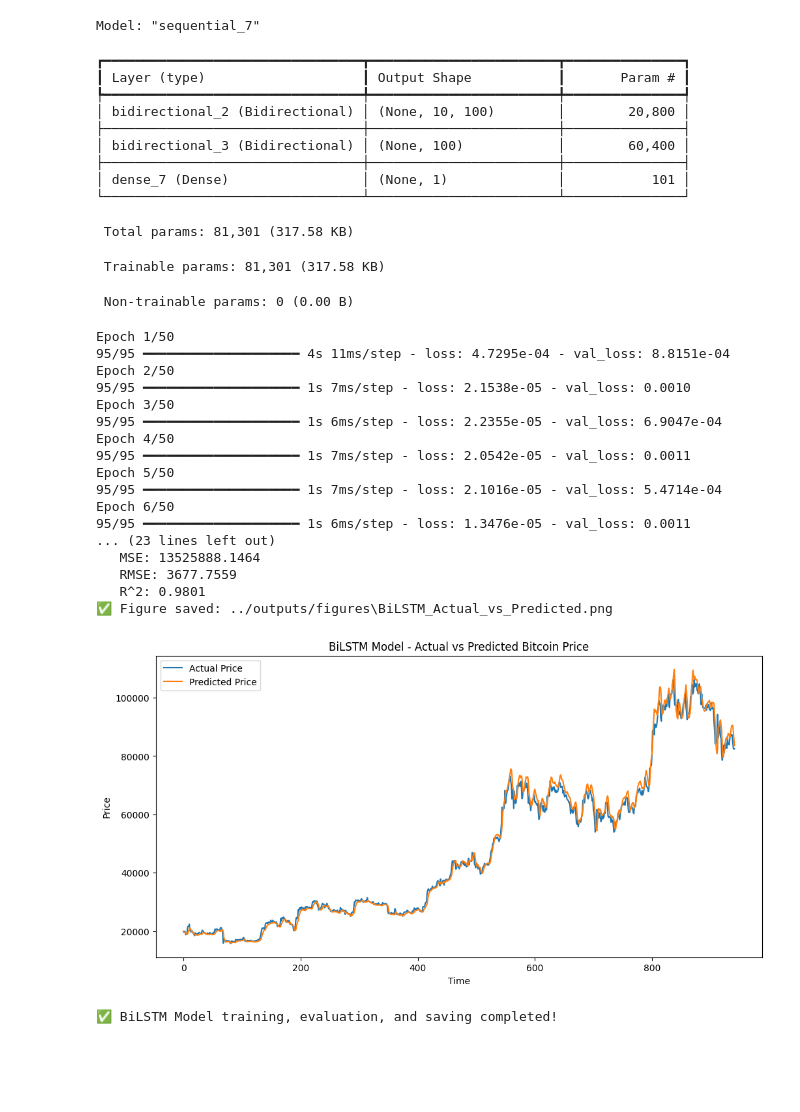
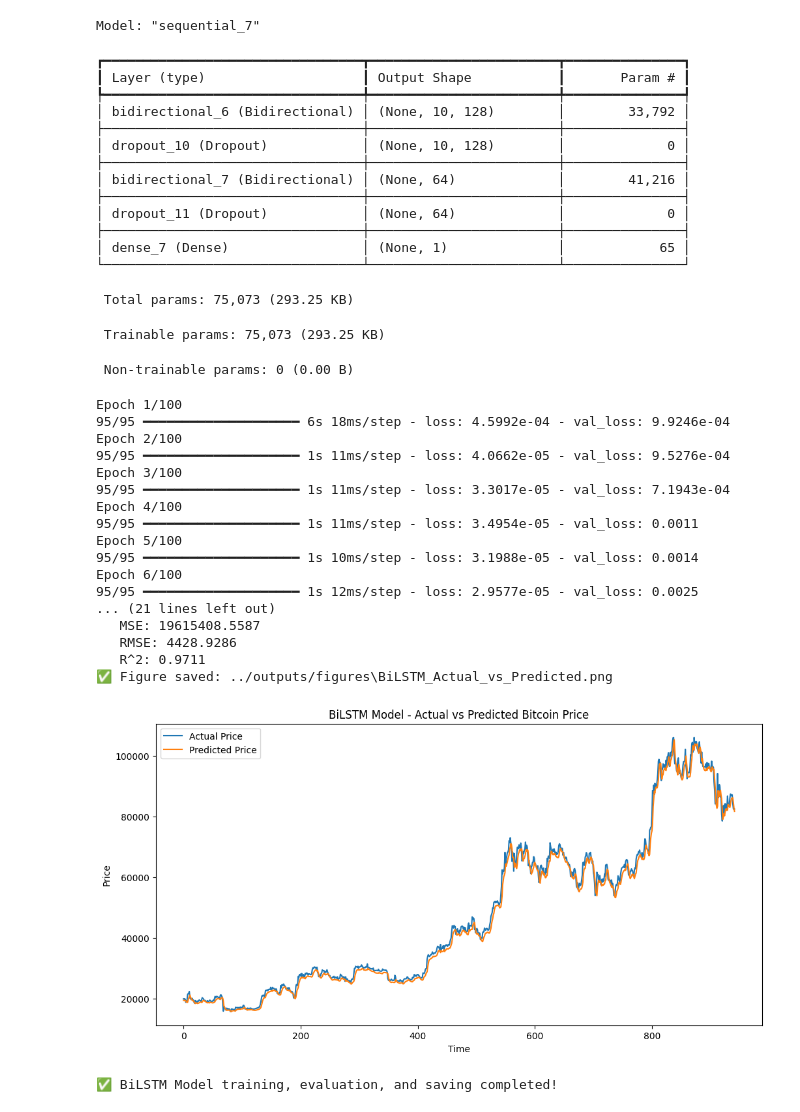
Before and after one commit to Shikhaar/CryptoCast, a Jupyter notebook: notebooks/06a_modeling_lstm_bilstm.ipynb, the cells around one changed output. Saved outputs shown, nothing was run; the diff lists cells and outputs as text; code cells hidden in the pictures; blank space fills up the shorter version.

```diff
--- a/notebooks/06a_modeling_lstm_bilstm.ipynb
+++ b/notebooks/06a_modeling_lstm_bilstm.ipynb
@@ -24,6 +24,11 @@ data = pd.read_csv('../data/processed/btc_features.csv')
 # 📢 3. Prepare Sequences for LSTM
 seq_length = 10  # You can experiment with different sequence lengths
 model_data = prepare_model_data(data, seq_length=seq_length)
+
+# Get test dates for saving with predictions
+test_size = len(model_data['X_test'])
+test_dates = data.iloc[-test_size:]['Date'].reset_index(drop=True)
+
 
 X_train = model_data['X_train']
 y_train = model_data['y_train']
@@ -84,10 +89,12 @@ plt.show()
 
 # 📢 9. Save Predictions
 results = pd.DataFrame({
+    'Date': test_dates,
     'Actual_Price': y_test_true.flatten(),
     'Predicted_Price': y_pred.flatten()
 })
-results.to_csv('../outputs/metrics/LSTM_predictions.csv', index=False)
+results.to_csv('../outputs/metrics/lstm_predictions.csv', index=False)
+
 
 # 📢 10. Save the model (Optional for later deployment)
 model.save('../models/lstm_model.keras')
@@ -120,14 +127,16 @@ Epoch 7/50
 # %%
 # BiLSTM
 
-
-from tensorflow.keras.layers import Bidirectional
+from tensorflow.keras.models import Sequential
+from tensorflow.keras.layers import Bidirectional, LSTM, Dropout
 from tensorflow.keras.callbacks import EarlyStopping
 
 # Define the model
 bilstm_model = Sequential([
-    Bidirectional(LSTM(50, return_sequences=True), input_shape=(X_train.shape[1], 1)),
-    Bidirectional(LSTM(50)),
+    Bidirectional(LSTM(64, return_sequences=True), input_shape=(X_train.shape[1], 1)),
+    Dropout(0.2),
+    Bidirectional(LSTM(32)),
+    Dropout(0.2),
     Dense(1)
 ])
 
@@ -141,11 +150,11 @@ bilstm_model.summary()
 # 📢 Training BiLSTM Model
 # ---------------------------
 
-early_stopping_bilstm = EarlyStopping(monitor='val_loss', patience=10, restore_best_weights=True)
+early_stopping_bilstm = EarlyStopping(monitor='val_loss', patience=7, restore_best_weights=True)
 
 history_bilstm = bilstm_model.fit(
     X_train, y_train,
-    epochs=50,
+    epochs=100,
     batch_size=32,
     validation_data=(X_val, y_val),
     callbacks=[early_stopping_bilstm],
@@ -175,56 +184,62 @@ print(f"   MAE: {mae_bilstm:.4f}")
 print(f"   MSE: {mse_bilstm:.4f}")
 print(f"   RMSE: {rmse_bilstm:.4f}")
 print(f"   R^2: {r2_bilstm:.4f}")
 
 plt.figure(figsize=(12,6))
 plt.plot(y_test_true, label='Actual Price')
 plt.plot(y_pred, label='Predicted Price')
 plt.title('BiLSTM Model - Actual vs Predicted Bitcoin Price')
 plt.xlabel('Time')
 plt.ylabel('Price')
 plt.legend()
 save_fig("BiLSTM_Actual_vs_Predicted")
 plt.show()
 
 results = pd.DataFrame({
-    'Actual_Price': y_test_true.flatten(),
-    'Predicted_Price': y_pred.flatten()
+    'Date': test_dates,
+    'Actual_Price': y_test_bilstm.flatten(),
+    'Predicted_Price': y_pred_bilstm_inv.flatten()
 })
-results.to_csv('../outputs/metrics/BiLSTM_predictions.csv', index=False)
+results.to_csv('../outputs/metrics/bilstm_predictions.csv', index=False)
+
 
 model.save('../models/bilstm_model.keras')
 
 print("\n✅ BiLSTM Model training, evaluation, and saving completed!")
 # %% [output]
 Model: "sequential_7"
 ┏━━━━━━━━━━━━━━━━━━━━━━━━━━━━━━━━━┳━━━━━━━━━━━━━━━━━━━━━━━━┳━━━━━━━━━━━━━━━┓
 ┃ Layer (type)                    ┃ Output Shape           ┃       Param # ┃
 ┡━━━━━━━━━━━━━━━━━━━━━━━━━━━━━━━━━╇━━━━━━━━━━━━━━━━━━━━━━━━╇━━━━━━━━━━━━━━━┩
-│ bidirectional_2 (Bidirectional) │ (None, 10, 100)        │        20,800 │
+│ bidirectional_6 (Bidirectional) │ (None, 10, 128)        │        33,792 │
 ├─────────────────────────────────┼────────────────────────┼───────────────┤
-│ bidirectional_3 (Bidirectional) │ (None, 100)            │        60,400 │
+│ dropout_10 (Dropout)            │ (None, 10, 128)        │             0 │
 ├─────────────────────────────────┼────────────────────────┼───────────────┤
-│ dense_7 (Dense)                 │ (None, 1)              │           101 │
+│ bidirectional_7 (Bidirectional) │ (None, 64)             │        41,216 │
+├─────────────────────────────────┼────────────────────────┼───────────────┤
+│ dropout_11 (Dropout)            │ (None, 64)             │             0 │
+├─────────────────────────────────┼────────────────────────┼───────────────┤
+│ dense_7 (Dense)                 │ (None, 1)              │            65 │
 └─────────────────────────────────┴────────────────────────┴───────────────┘
- Total params: 81,301 (317.58 KB)
+ Total params: 75,073 (293.25 KB)
- Trainable params: 81,301 (317.58 KB)
+ Trainable params: 75,073 (293.25 KB)
  Non-trainable params: 0 (0.00 B)
-Epoch 1/50
-95/95 ━━━━━━━━━━━━━━━━━━━━ 4s 11ms/step - loss: 4.7295e-04 - val_loss: 8.8151e-04
-Epoch 2/50
-95/95 ━━━━━━━━━━━━━━━━━━━━ 1s 7ms/step - loss: 2.1538e-05 - val_loss: 0.0010
-Epoch 3/50
-95/95 ━━━━━━━━━━━━━━━━━━━━ 1s 6ms/step - loss: 2.2355e-05 - val_loss: 6.9047e-04
-Epoch 4/50
-95/95 ━━━━━━━━━━━━━━━━━━━━ 1s 7ms/step - loss: 2.0542e-05 - val_loss: 0.0011
-Epoch 5/50
-95/95 ━━━━━━━━━━━━━━━━━━━━ 1s 7ms/step - loss: 2.1016e-05 - val_loss: 5.4714e-04
-Epoch 6/50
-95/95 ━━━━━━━━━━━━━━━━━━━━ 1s 6ms/step - loss: 1.3476e-05 - val_loss: 0.0011
-... (23 lines left out)
-   MSE: 13525888.1464
-   RMSE: 3677.7559
-   R^2: 0.9801
+Epoch 1/100
+95/95 ━━━━━━━━━━━━━━━━━━━━ 6s 18ms/step - loss: 4.5992e-04 - val_loss: 9.9246e-04
+Epoch 2/100
+95/95 ━━━━━━━━━━━━━━━━━━━━ 1s 11ms/step - loss: 4.0662e-05 - val_loss: 9.5276e-04
+Epoch 3/100
+95/95 ━━━━━━━━━━━━━━━━━━━━ 1s 11ms/step - loss: 3.3017e-05 - val_loss: 7.1943e-04
+Epoch 4/100
+95/95 ━━━━━━━━━━━━━━━━━━━━ 1s 11ms/step - loss: 3.4954e-05 - val_loss: 0.0011
+Epoch 5/100
+95/95 ━━━━━━━━━━━━━━━━━━━━ 1s 10ms/step - loss: 3.1988e-05 - val_loss: 0.0014
+Epoch 6/100
+95/95 ━━━━━━━━━━━━━━━━━━━━ 1s 12ms/step - loss: 2.9577e-05 - val_loss: 0.0025
+... (21 lines left out)
+   MSE: 19615408.5587
+   RMSE: 4428.9286
+   R^2: 0.9711
 ✅ Figure saved: ../outputs/figures\BiLSTM_Actual_vs_Predicted.png
-[figure, old version]
+[figure, new version]
 ✅ BiLSTM Model training, evaluation, and saving completed!
```
Also changed, not shown: parts of 1 cell of this notebook, 23 other files.
